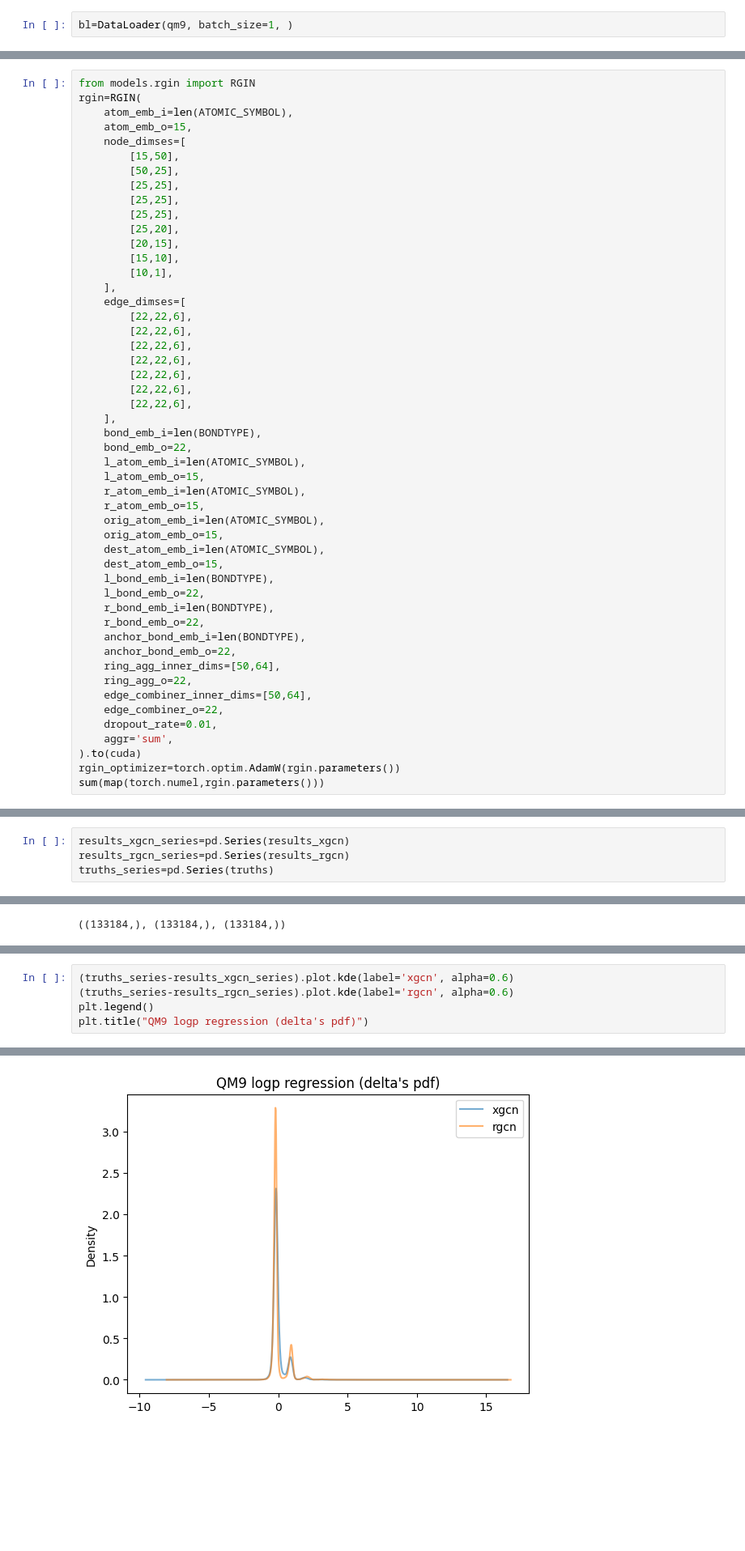
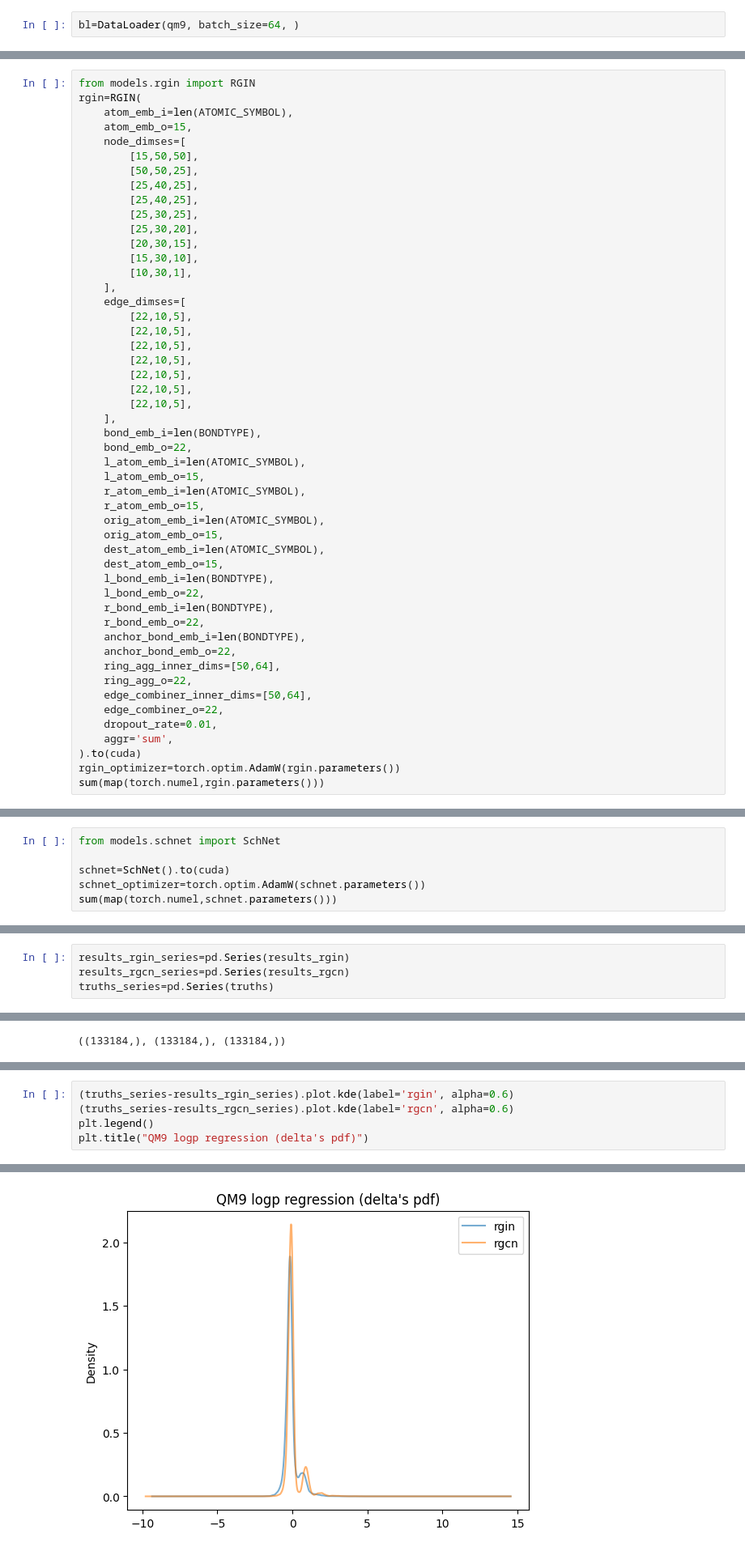
Before and after one commit to fairuztsn/jishien, a Jupyter notebook: training_xgcn.ipynb, the cells around one changed output, grey strips where cells are left out. Shown at 81% size. Drawn from its saved outputs; the diff is of its cells as text; blank space fills up the shorter version.

```diff
--- a/training_xgcn.ipynb
+++ b/training_xgcn.ipynb
@@ -345,2 +362,2 @@ qm9=QM9("datasets/")
 # %%
-bl=DataLoader(qm9, batch_size=1, )
+bl=DataLoader(qm9, batch_size=64, )
@@ -619,24 +416,24 @@ rgin=RGIN(
     atom_emb_i=len(ATOMIC_SYMBOL),
     atom_emb_o=15,
     node_dimses=[
-        [15,50],
-        [50,25],
-        [25,25],
-        [25,25],
-        [25,25],
-        [25,20],
-        [20,15],
-        [15,10],
-        [10,1],
+        [15,50,50],
+        [50,50,25],
+        [25,40,25],
+        [25,40,25],
+        [25,30,25],
+        [25,30,20],
+        [20,30,15],
+        [15,30,10],
+        [10,30,1],
     ],
     edge_dimses=[
-        [22,22,6],
-        [22,22,6],
-        [22,22,6],
-        [22,22,6],
-        [22,22,6],
-        [22,22,6],
-        [22,22,6],
+        [22,10,5],
+        [22,10,5],
+        [22,10,5],
+        [22,10,5],
+        [22,10,5],
+        [22,10,5],
+        [22,10,5],
     ],
     bond_emb_i=len(BONDTYPE),
     bond_emb_o=22,
@@ -667,0 +465,6 @@ sum(map(torch.numel,rgin.parameters()))
+# %%
+from models.schnet import SchNet
+
+schnet=SchNet().to(cuda)
+schnet_optimizer=torch.optim.AdamW(schnet.parameters())
+sum(map(torch.numel,schnet.parameters()))
@@ -783,5 +639,5 @@ AttributeError: module 'models.xgcn' has no attribute 'eval'
 # %%
-results_xgcn_series=pd.Series(results_xgcn)
+results_rgin_series=pd.Series(results_rgin)
 results_rgcn_series=pd.Series(results_rgcn)
 truths_series=pd.Series(truths)
 # %%
@@ -870,9 +809,9 @@ plt.gcf().set_dpi(200)
 # %%
-(truths_series-results_xgcn_series).plot.kde(label='xgcn', alpha=0.6)
+(truths_series-results_rgin_series).plot.kde(label='rgin', alpha=0.6)
 (truths_series-results_rgcn_series).plot.kde(label='rgcn', alpha=0.6)
 plt.legend()
 plt.title("QM9 logp regression (delta's pdf)")
 # %% [output]
 Text(0.5, 1.0, "QM9 logp regression (delta's pdf)")
-[figure, old version]
+[figure, new version]
 # %%
```
Also changed, not shown: parts of 44 cells of this notebook, 22 other files.
